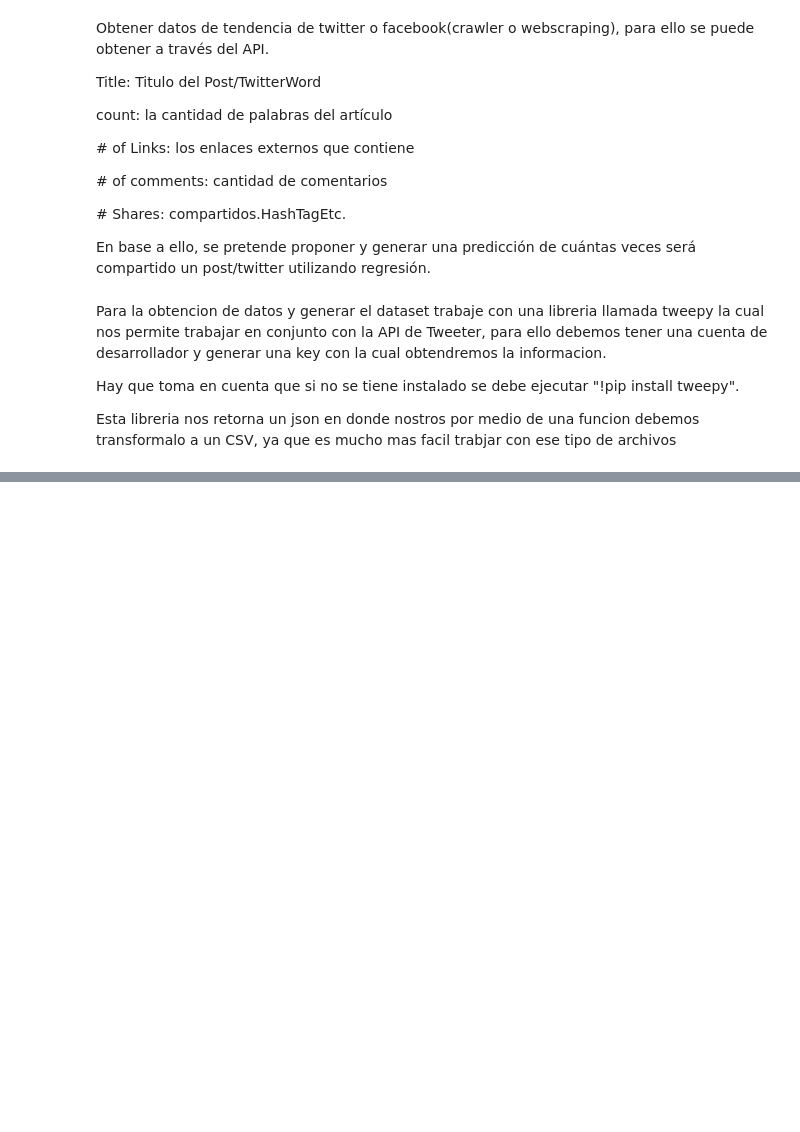
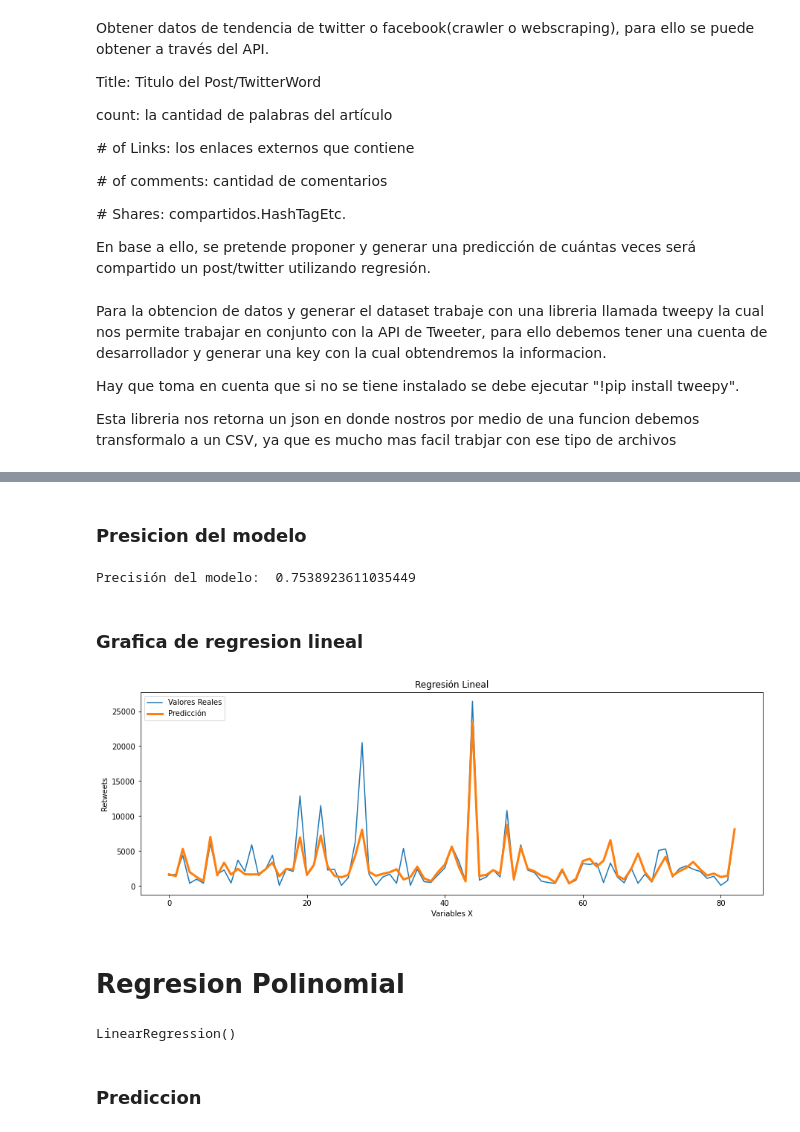
Before and after one commit to paulogonzalez5679/Simulacion_De_Datos_Python, a Jupyter notebook: ExamenInterciclo/Untitled.ipynb, the cells around one changed output, grey strips where cells are left out. Cells and saved outputs as stored; diff of their text form; code cells hidden in the pictures; blank space fills up the shorter version.

```diff
--- a/ExamenInterciclo/Untitled.ipynb
+++ b/ExamenInterciclo/Untitled.ipynb
@@ -59,0 +90,12 @@ stream.filter(track=['LassoGuillermo'])
+# %%
+df.Comments = df.Comments.replace([r'[ mil]+$',','], ['00',''], regex=True)
+df.Likes = df.Likes.replace([r'[ mil]+$',','], ['00',''], regex=True)
+df.Retweets = df.Retweets.replace([r'[ mil]+$',','], ['00',''], regex=True)
+df.Text = df.Text.replace([r'Citar Tweet'], [' Citar Tweet'], regex=True)
+
+
+df['NumHashtags'] = df.Text.str.findall(r'#.*?(?=\s|$)').str.len()
+df['WordCount']= df.Text.apply(lambda x: len(x.split()))
+df['NumLinks'] = df.Text.apply(lambda x: 1 if str(x).find('Citar Tweet') != -1 else 0)
+
+df = df.astype({"Comments": float, "Likes": float, "Retweets": float,"NumHashtags": float, "WordCount": float, "NumLinks": float})
@@ -59,0 +136,12 @@ stream.filter(track=['LassoGuillermo'])
+# %%
+x = df[['Comments', 'Likes','NumHashtags','WordCount','NumLinks']]
+y = df['Retweets'].values.reshape(-1,1)
+
+X_train, X_test, y_train, y_test = train_test_split(x, y, test_size=0.2, random_state=42)
+
+#Training: Regresion Lineal
+regressor = LinearRegression()
+regressor.fit(X_train, y_train)
+
+b=regressor.intercept_
+m=regressor.coef_
@@ -59,0 +150,6 @@ stream.filter(track=['LassoGuillermo'])
+# %%
+y_pred = regressor.predict(X_test)
+
+df1 = pd.DataFrame({'Actual': y_test.flatten().astype(float), 'Predicted': y_pred.flatten()})
+
+df1
@@ -59,0 +170,40 @@ stream.filter(track=['LassoGuillermo'])
+# %% [markdown]
+### Presicion del modelo
+# %%
+preRF=r2_score(y_test,y_pred)
+print("Precisión del modelo: ", preRF)
+# %% [output]
+Precisión del modelo:  0.7538923611035449
+# %% [markdown]
+### Grafica de regresion lineal
+# %%
+plt.figure(figsize = (15,5))
+
+X = np.arange(len(y_test))
+y = df['Retweets'].values.reshape(-1,1)
+
+plt.plot(X, df1['Actual'],'-', label ='Valores Reales')
+plt.plot(X, df1['Predicted'], '-', label = 'Predicción', linewidth = 3)
+
+plt.title('Regresión Lineal')
+plt.xlabel('Variables X')
+plt.ylabel('Retweets')
+plt.legend(loc="upper left")
+
+plt.show()
+# %% [output]
+[figure, added]
+# %% [markdown]
+# Regresion Polinomial
+# %%
+x = df[['Comments', 'Likes','NumHashtags','WordCount','NumLinks']]
+y = df['Retweets'].values.reshape(-1,1)
+X_train, X_test, y_train, y_test = train_test_split(x, y, test_size=0.2, random_state=0)
+poly_reg = PolynomialFeatures(degree=4)
+X_poly = poly_reg.fit_transform(x)
+pol_reg = LinearRegression()
+pol_reg.fit(X_poly, y)
+# %% [output]
+LinearRegression()
+# %% [markdown]
+### Prediccion
```
Also changed, not shown: parts of 20 cells of this notebook.
